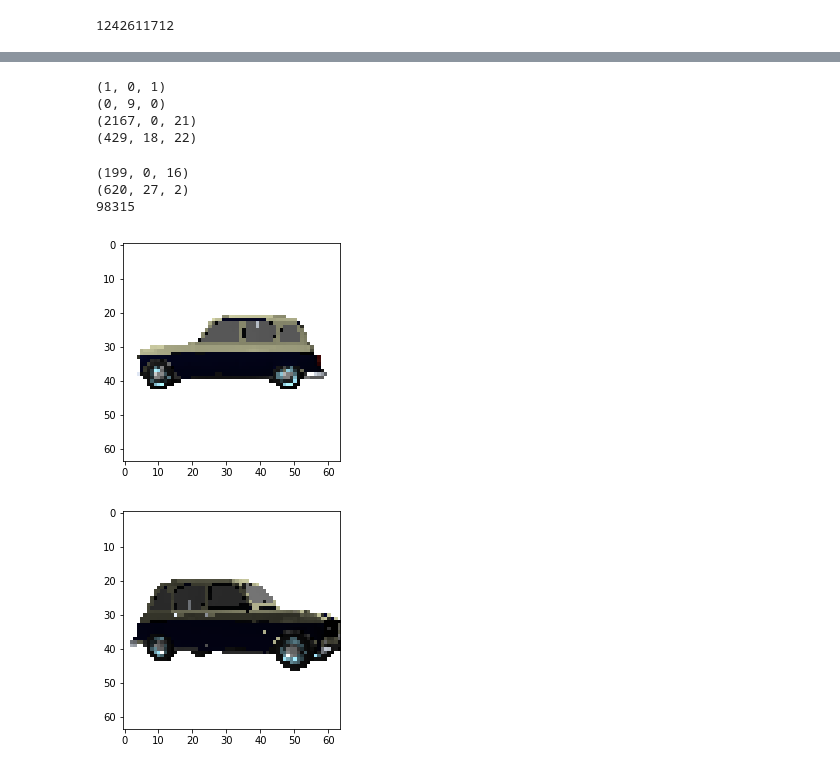
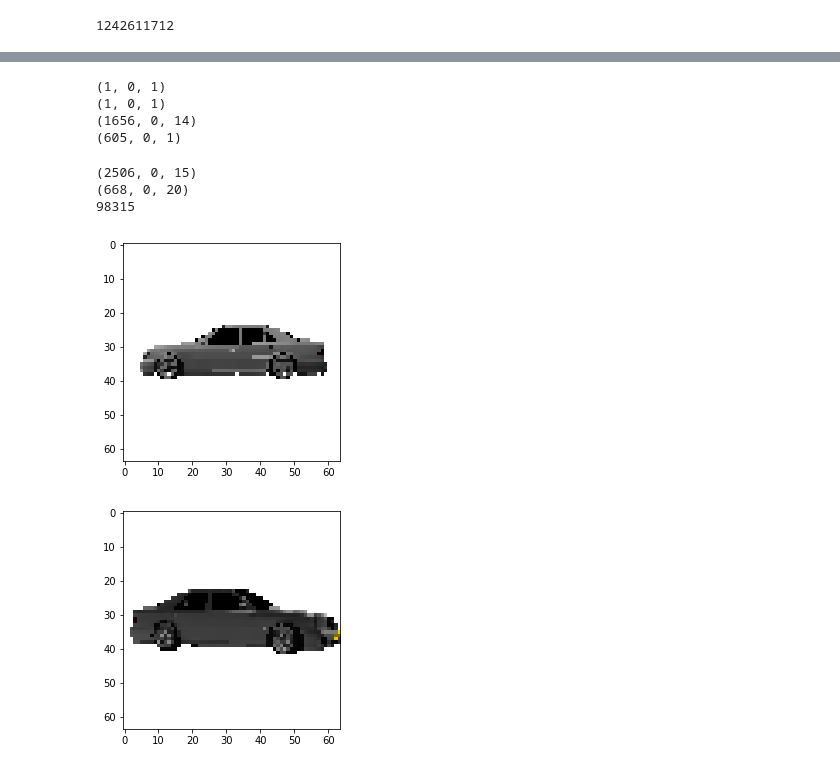
Before and after one commit to Chinmay26/Multi-Viewpoint-Image-generation, a Jupyter notebook: trainers/GAN-processed_dataset.ipynb, the cells around one changed output, grey strips where cells are left out. Cells and saved outputs as stored; diff of their text form; code cells hidden in the pictures.

```diff
--- a/trainers/GAN-processed_dataset.ipynb
+++ b/trainers/GAN-processed_dataset.ipynb
@@ -69,7 +69,7 @@ for i in range(train_models_len):
                 train_pairs.append((i,j,k))
 
 test_pairs = []
-start_pose = [0,9,18,27]
+start_pose = [0]
 for i in range(test_models_len):
     for j in start_pose:
         for k in range(total_azimuth_angles):
@@ -84,24 +84,24 @@ print(train_pairs[35])
 print(test_pairs[35])
 # %% [output]
 (1, 0, 1)
-(0, 9, 0)
-(2167, 0, 21)
-(429, 18, 22)
+(1, 0, 1)
+(1656, 0, 14)
+(605, 0, 1)
 # %%
 print(train_pairs[0])
 print(test_pairs[0])
 
 print(len(train_pairs))
 
-i = dataset_train[(1063*36) + 27]
-j = dataset_train[(1063*36) + 5]
+i = dataset_train[(10*36) + 27]
+j = dataset_train[(10*36) + 5]
 plt.imshow(i/255)
 plt.show()
 plt.imshow(j/255)
 plt.show()
 # %% [output]
-(199, 0, 16)
-(620, 27, 2)
+(2506, 0, 15)
+(668, 0, 20)
 98315
-[figure, old version]
+[figure, new version]
-[figure, old version]
+[figure, new version]
```
Also changed, not shown: parts of 21 cells of this notebook.
